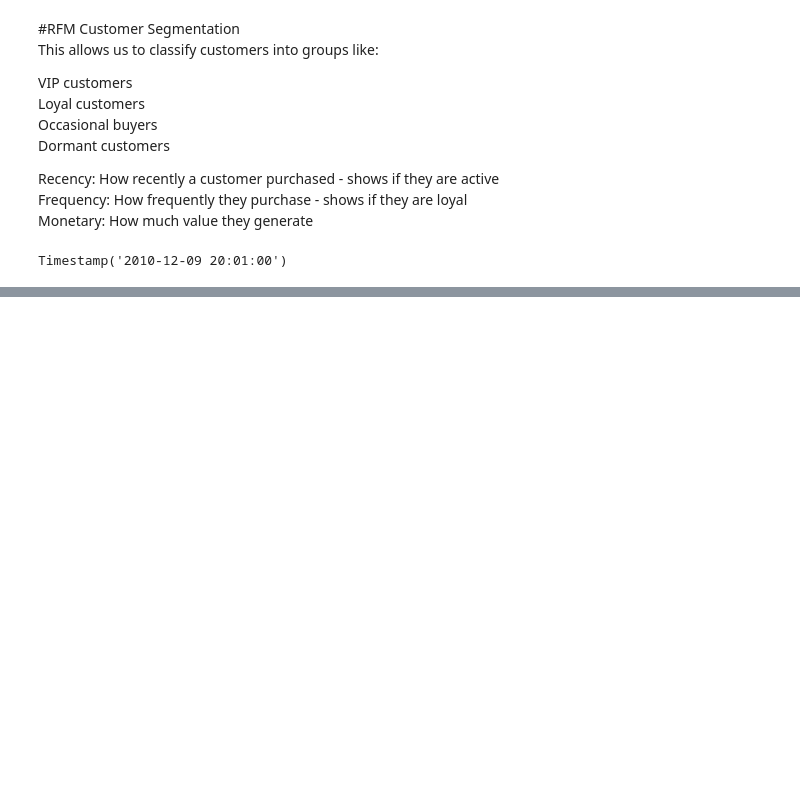
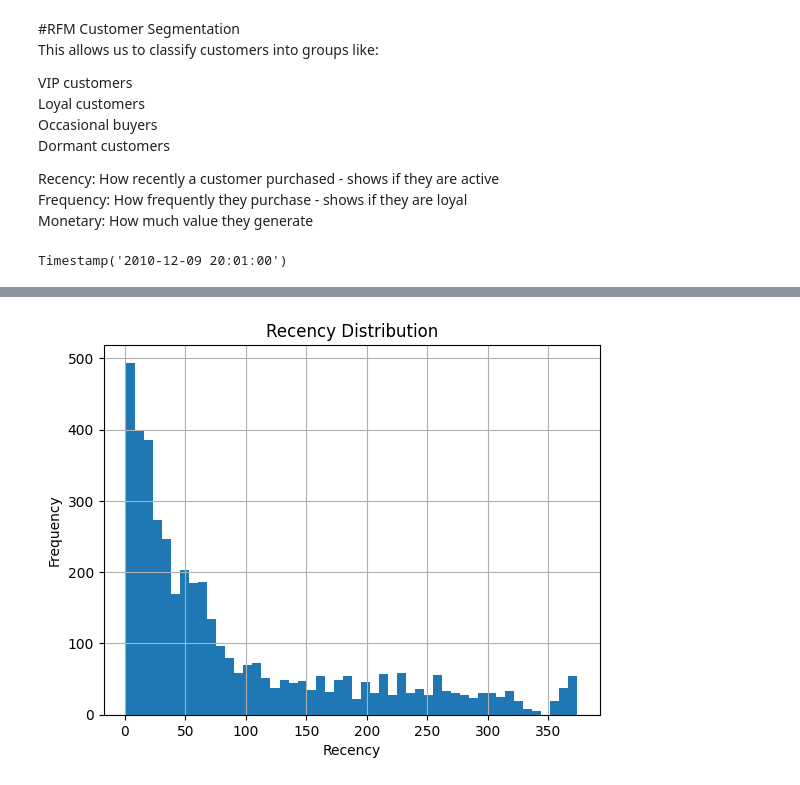
Before and after one commit to RoAr29/ecommerce-recommendation-system, a Jupyter notebook: ecommerce_product_recommendation_engine.ipynb, the cells around one changed output, grey strips where cells are left out. Cells and saved outputs as stored; diff of their text form; code cells hidden in the pictures; blank space fills up the shorter version.

Commit message:
Done with RFM Feature Engineering and Customer Segmentation

```diff
--- a/ecommerce_product_recommendation_engine.ipynb
+++ b/ecommerce_product_recommendation_engine.ipynb
@@ -248,3 +250,12 @@ Timestamp('2010-12-09 20:01:00')
 import datetime as dt
 
 referance_date = df['InvoiceDate'].max() + dt.timedelta(days=1)
+# %%
+rfm = df.groupby('Customer ID').agg({
+    'InvoiceDate' : lambda x: (referance_date - x.max()).days,
+    'Invoice' : 'nunique',
+    'Revenue' : 'sum'
+})
+# %%
+rfm.columns = ['Recency', 'Frequency', 'Monetary']
+rfm.head(10)
@@ -250,0 +275,8 @@ referance_date = df['InvoiceDate'].max() + dt.timedelta(days=1)
+# %%
+rfm['Recency'].hist(bins=50)
+plt.title('Recency Distribution')
+plt.xlabel('Recency')
+plt.ylabel('Frequency')
+plt.show()
+# %% [output]
+[figure, added]
```
Also changed, not shown: parts of 17 cells of this notebook.
